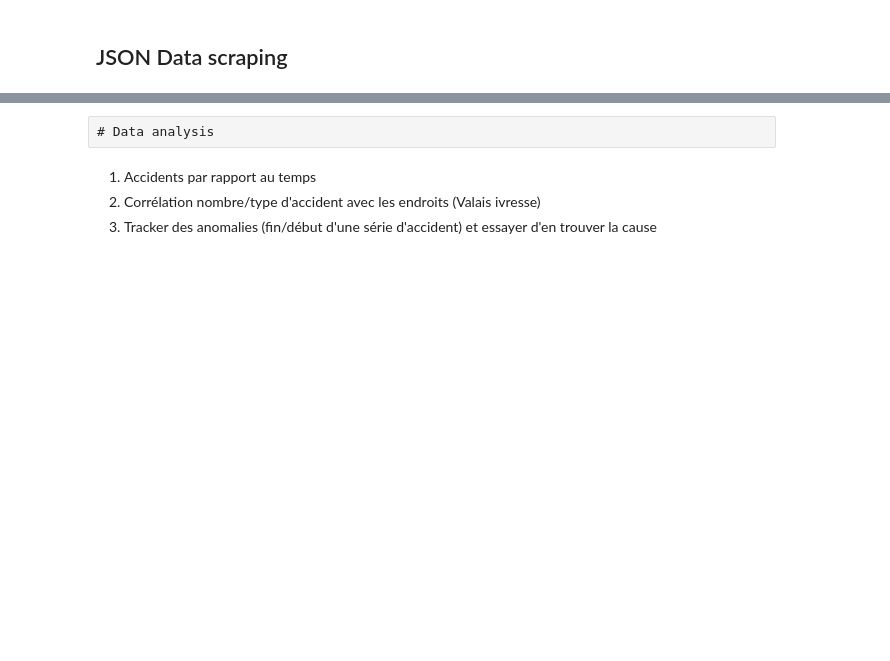
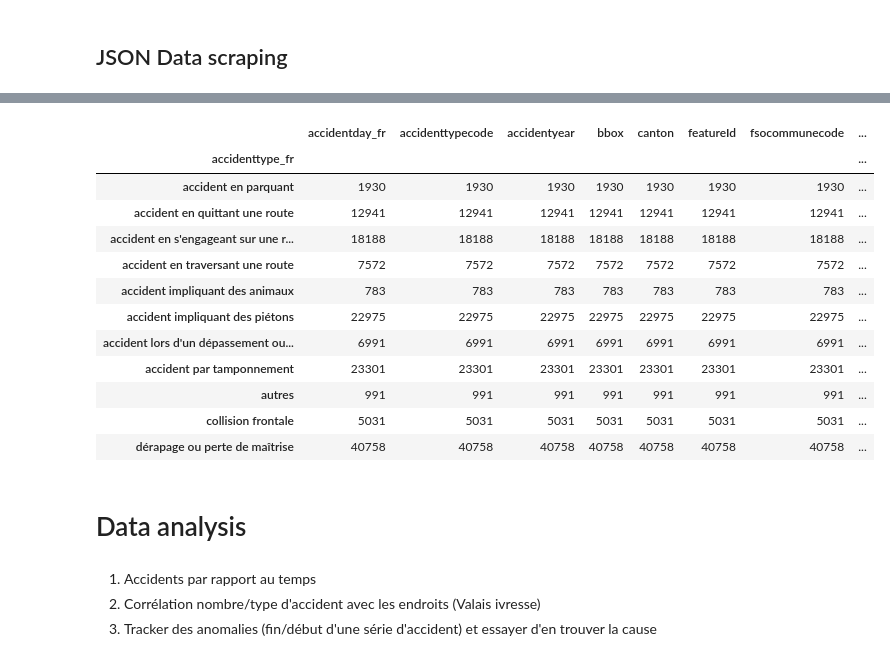
Before and after one commit to Jokau/ada-project, a Jupyter notebook: project_data_scraping.ipynb, the cells around one changed output, grey strips where cells are left out. Drawn from its saved outputs; the diff is of its cells as text; code cells hidden in the pictures; blank space fills up the shorter version.

```diff
--- a/project_data_scraping.ipynb
+++ b/project_data_scraping.ipynb
@@ -171,5 +216,22 @@ df
-# %% [raw]
-# Data analysis
+# %%
+df2 = df.groupby('accidenttype_fr').count()
+df2
+# %% [output]
+|  | accidentday_fr | accidenttypecode | accidentyear | bbox | canton | featureId | fsocommunecode | ... |
+| accidenttype_fr |  |  |  |  |  |  |  | ... |
+| accident en parquant | 1930 | 1930 | 1930 | 1930 | 1930 | 1930 | 1930 | ... |
+| accident en quittant une route | 12941 | 12941 | 12941 | 12941 | 12941 | 12941 | 12941 | ... |
+| accident en s'engageant sur une r... | 18188 | 18188 | 18188 | 18188 | 18188 | 18188 | 18188 | ... |
+| accident en traversant une route | 7572 | 7572 | 7572 | 7572 | 7572 | 7572 | 7572 | ... |
+| accident impliquant des animaux | 783 | 783 | 783 | 783 | 783 | 783 | 783 | ... |
+| accident impliquant des piétons | 22975 | 22975 | 22975 | 22975 | 22975 | 22975 | 22975 | ... |
+| accident lors d'un dépassement ou... | 6991 | 6991 | 6991 | 6991 | 6991 | 6991 | 6991 | ... |
+| accident par tamponnement | 23301 | 23301 | 23301 | 23301 | 23301 | 23301 | 23301 | ... |
+| autres | 991 | 991 | 991 | 991 | 991 | 991 | 991 | ... |
+| collision frontale | 5031 | 5031 | 5031 | 5031 | 5031 | 5031 | 5031 | ... |
+| dérapage ou perte de maîtrise | 40758 | 40758 | 40758 | 40758 | 40758 | 40758 | 40758 | ... |
+# %% [markdown]
+# Data analysis
 # %% [markdown]
 1) Accidents par rapport au temps<br>
 2) Corrélation nombre/type d'accident avec les endroits (Valais ivresse)<br>
```
Also changed, not shown: parts of 7 cells of this notebook, 3 other files.
